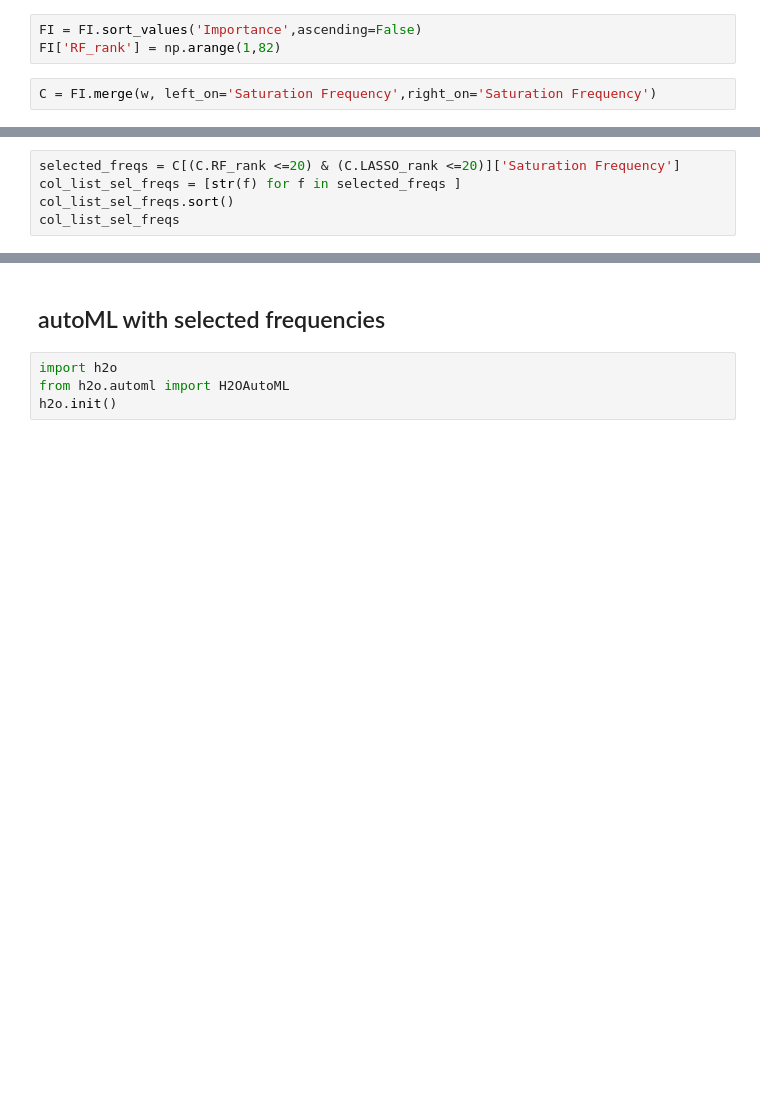
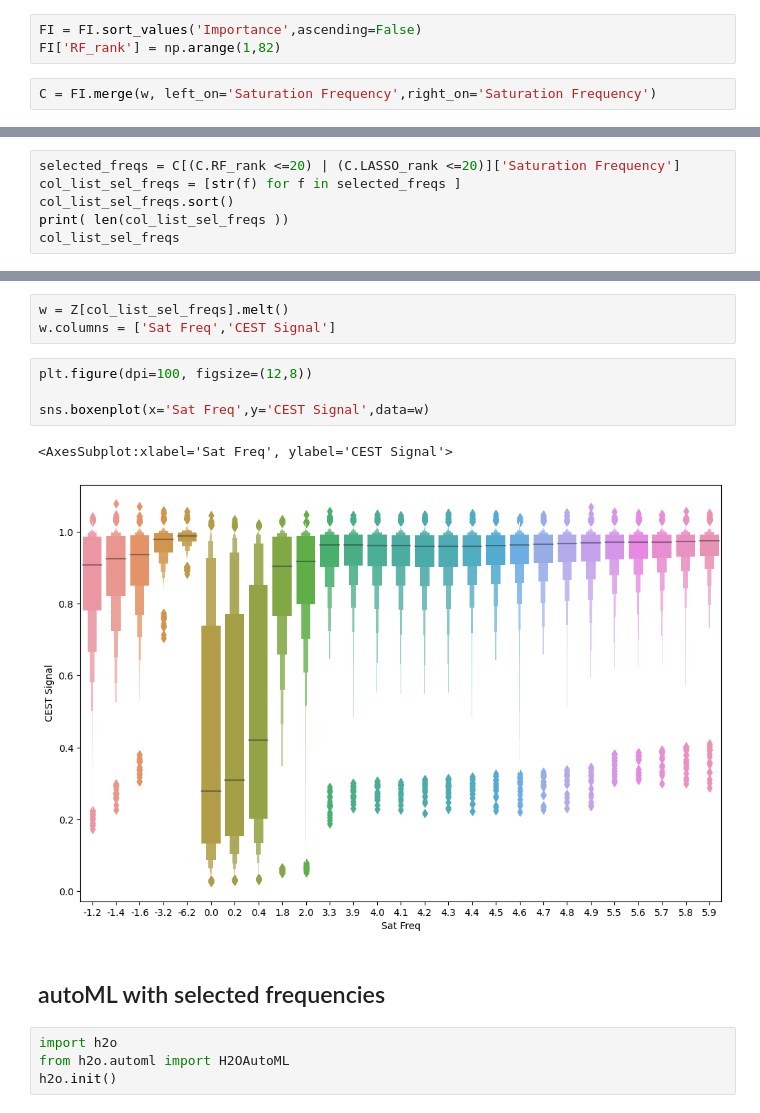
Before and after one commit to JCardenasRdz/acidoCEST_Machine_Learning, a Jupyter notebook: Frequency_selection.ipynb, the cells around one changed output, grey strips where cells are left out. Saved outputs shown, nothing was run; the diff lists cells and outputs as text; blank space fills up the shorter version.

```diff
--- a/Frequency_selection.ipynb
+++ b/Frequency_selection.ipynb
@@ -253,5 +230,6 @@ C.sort_values('Selection',ascending=False).head(10)
 # %%
-selected_freqs = C[(C.RF_rank <=20) & (C.LASSO_rank <=20)]['Saturation Frequency']
+selected_freqs = C[(C.RF_rank <=20) | (C.LASSO_rank <=20)]['Saturation Frequency']
 col_list_sel_freqs = [str(f) for f in selected_freqs ]
 col_list_sel_freqs.sort()
+print( len(col_list_sel_freqs ))
 col_list_sel_freqs
@@ -258,3 +255,13 @@ col_list_sel_freqs
+# %%
+w = Z[col_list_sel_freqs].melt()
+w.columns = ['Sat Freq','CEST Signal']
+# %%
+plt.figure(dpi=100, figsize=(12,8))
+
+sns.boxenplot(x='Sat Freq',y='CEST Signal',data=w)
+# %% [output]
+<AxesSubplot:xlabel='Sat Freq', ylabel='CEST Signal'>
+[figure, added]
 # %% [markdown]
 ## autoML with selected frequencies
 # %%
```
Also changed, not shown: parts of 26 cells of this notebook, 49 other files.
